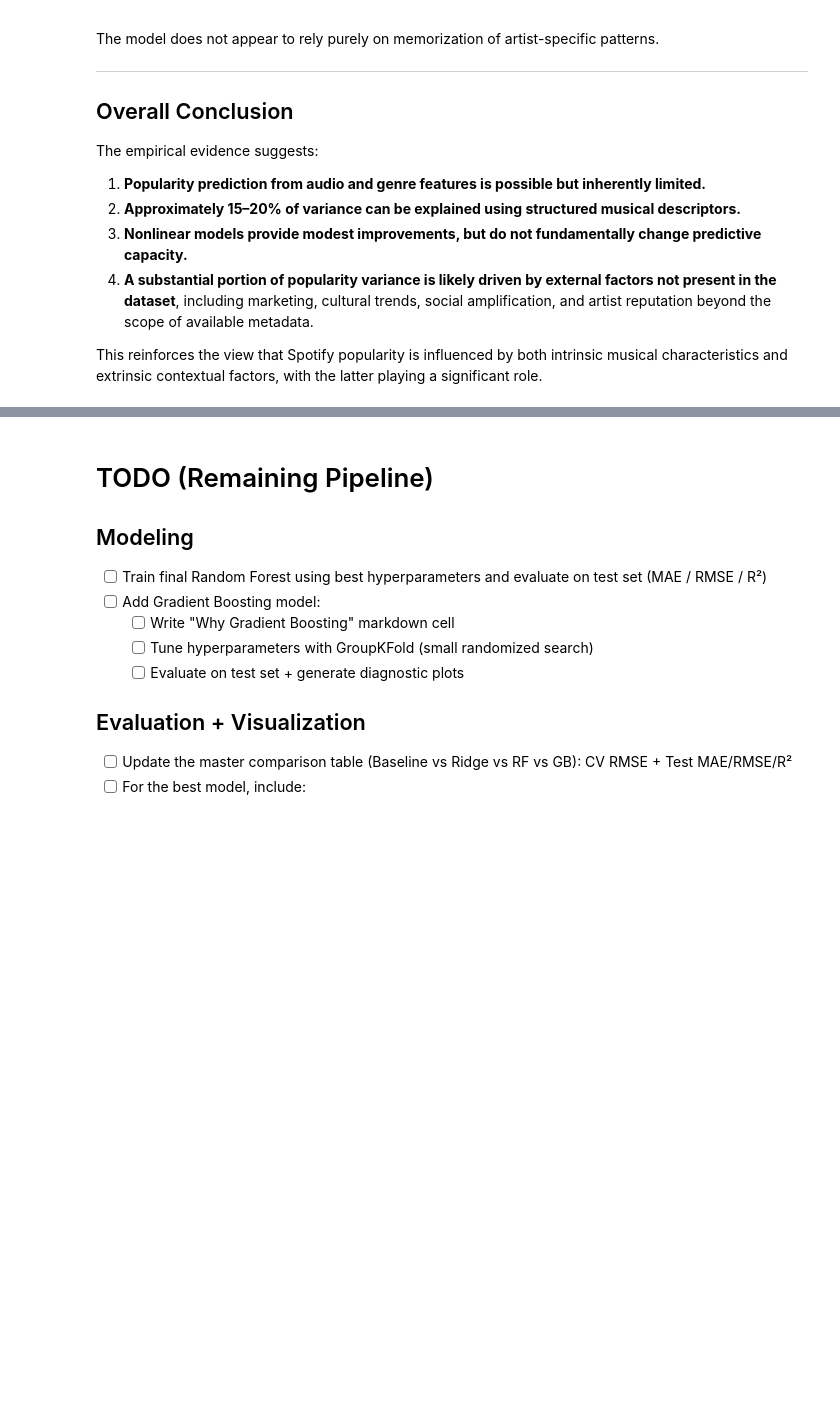
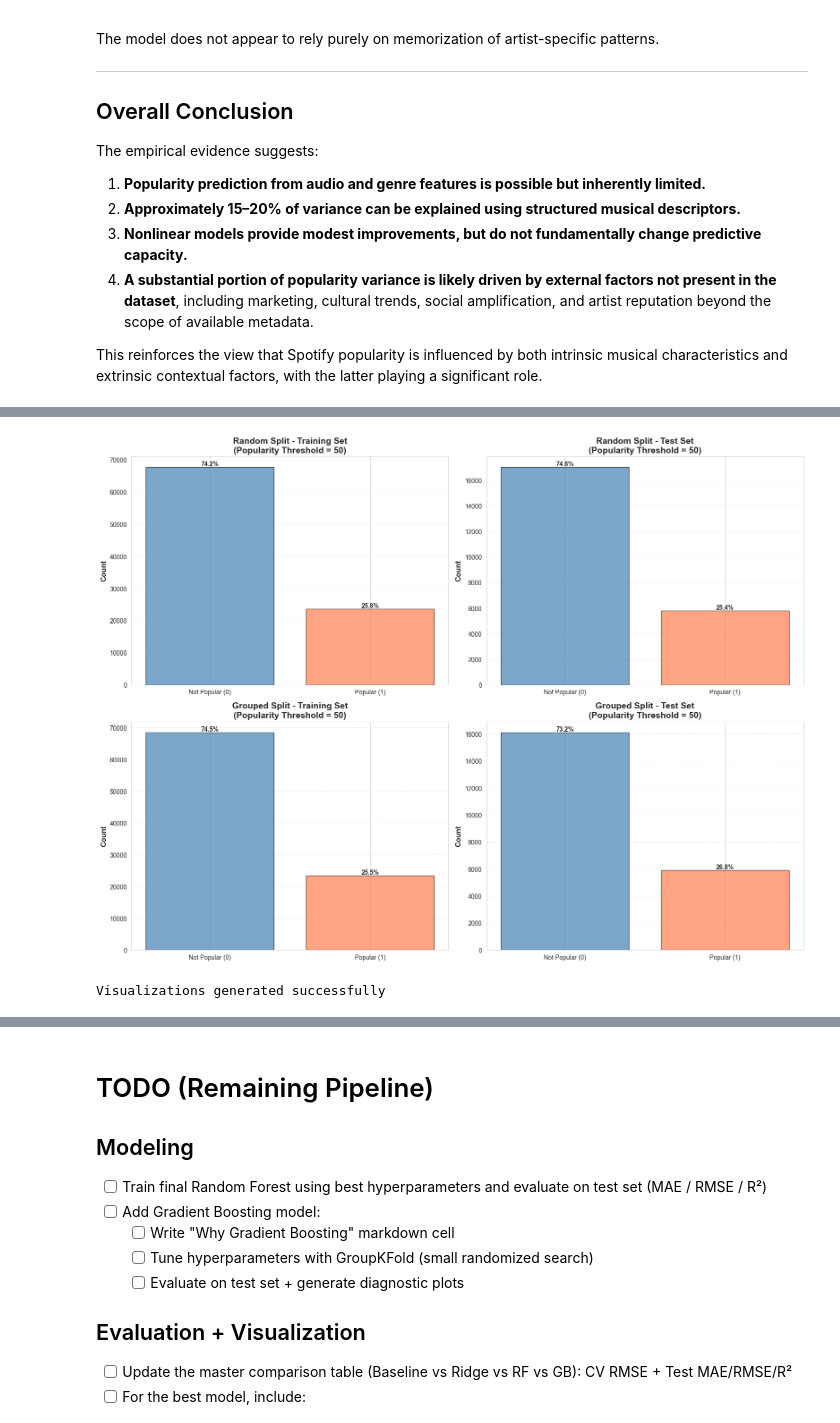
Before and after one commit to saachidhamija/spotify-popularity-prediction, a Jupyter notebook: spotify-popularity-prediction.ipynb, the cells around one changed output, grey strips where cells are left out. Cells and saved outputs as stored; diff of their text form; code cells hidden in the pictures; blank space fills up the shorter version.

```diff
--- a/spotify-popularity-prediction.ipynb
+++ b/spotify-popularity-prediction.ipynb
@@ -3927,0 +4468,66 @@ This reinforces the view that Spotify popularity is influenced by both intrinsic
+# %%
+# ============================================================================
+# Visualize Binary Classification Distribution
+# ============================================================================
+
+fig, axes = plt.subplots(2, 2, figsize=(16, 12))
+
+# 1. Random Split - Training Distribution
+train_counts_random = [train_not_popular_count_random, train_popular_count_random]
+axes[0, 0].bar(['Not Popular (0)', 'Popular (1)'], train_counts_random,
+               color=['steelblue', 'coral'], alpha=0.7, edgecolor='black')
+axes[0, 0].set_ylabel('Count', fontsize=12, fontweight='bold')
+axes[0, 0].set_title(f'Random Split - Training Set\n(Popularity Threshold = {POPULARITY_THRESHOLD})',
+                     fontsize=14, fontweight='bold')
+axes[0, 0].grid(True, alpha=0.3, linestyle='--', axis='y')
+# Add percentage labels
+for i, count in enumerate(train_counts_random):
+    pct = count / sum(train_counts_random) * 100
+    axes[0, 0].text(i, count, f'{pct:.1f}%', ha='center', va='bottom', fontweight='bold')
+
+# 2. Random Split - Test Distribution
+test_counts_random = [test_not_popular_count_random, test_popular_count_random]
+axes[0, 1].bar(['Not Popular (0)', 'Popular (1)'], test_counts_random,
+               color=['steelblue', 'coral'], alpha=0.7, edgecolor='black')
+axes[0, 1].set_ylabel('Count', fontsize=12, fontweight='bold')
+axes[0, 1].set_title(f'Random Split - Test Set\n(Popularity Threshold = {POPULARITY_THRESHOLD})',
+                     fontsize=14, fontweight='bold')
+axes[0, 1].grid(True, alpha=0.3, linestyle='--', axis='y')
+# Add percentage labels
+for i, count in enumerate(test_counts_random):
+    pct = count / sum(test_counts_random) * 100
+    axes[0, 1].text(i, count, f'{pct:.1f}%', ha='center', va='bottom', fontweight='bold')
+
+# 3. Grouped Split - Training Distribution
+train_counts_grouped = [train_not_popular_count_grouped, train_popular_count_grouped]
+axes[1, 0].bar(['Not Popular (0)', 'Popular (1)'], train_counts_grouped,
+               color=['steelblue', 'coral'], alpha=0.7, edgecolor='black')
+axes[1, 0].set_ylabel('Count', fontsize=12, fontweight='bold')
+axes[1, 0].set_title(f'Grouped Split - Training Set\n(Popularity Threshold = {POPULARITY_THRESHOLD})',
+                     fontsize=14, fontweight='bold')
+axes[1, 0].grid(True, alpha=0.3, linestyle='--', axis='y')
+# Add percentage labels
+for i, count in enumerate(train_counts_grouped):
+    pct = count / sum(train_counts_grouped) * 100
+    axes[1, 0].text(i, count, f'{pct:.1f}%', ha='center', va='bottom', fontweight='bold')
+
+# 4. Grouped Split - Test Distribution
+test_counts_grouped = [test_not_popular_count_grouped, test_popular_count_grouped]
+axes[1, 1].bar(['Not Popular (0)', 'Popular (1)'], test_counts_grouped,
+               color=['steelblue', 'coral'], alpha=0.7, edgecolor='black')
+axes[1, 1].set_ylabel('Count', fontsize=12, fontweight='bold')
+axes[1, 1].set_title(f'Grouped Split - Test Set\n(Popularity Threshold = {POPULARITY_THRESHOLD})',
+                     fontsize=14, fontweight='bold')
+axes[1, 1].grid(True, alpha=0.3, linestyle='--', axis='y')
+# Add percentage labels
+for i, count in enumerate(test_counts_grouped):
+    pct = count / sum(test_counts_grouped) * 100
+    axes[1, 1].text(i, count, f'{pct:.1f}%', ha='center', va='bottom', fontweight='bold')
+
+plt.tight_layout()
+plt.show()
+
+print("\nVisualizations generated successfully")
+# %% [output]
+[figure, added]
+Visualizations generated successfully
```
Also changed, not shown: parts of 35 cells of this notebook.
